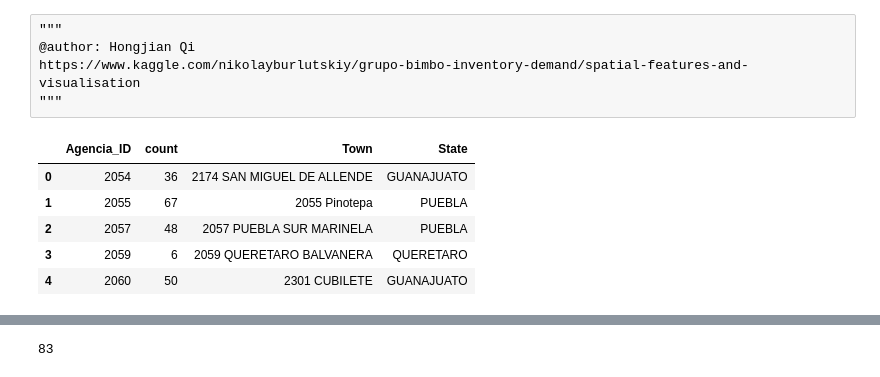
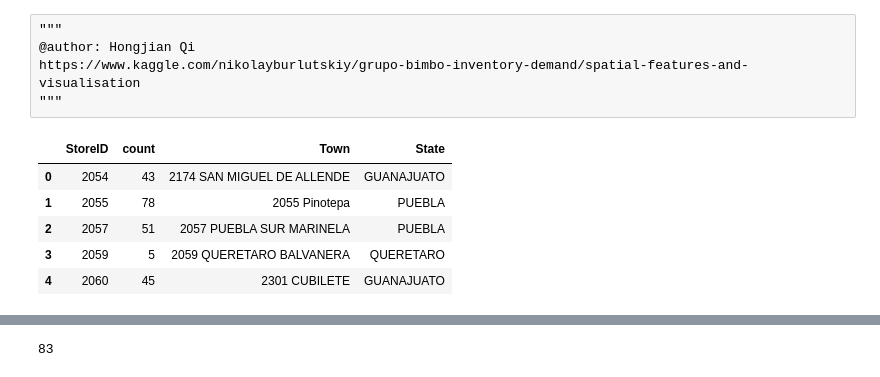
Before and after one commit to 7lagrange/kaggle, a Jupyter notebook: Grupo_Bimbo_Inventory_Demand/code/spatial_feather.ipynb, the cells around one changed output, grey strips where cells are left out. Saved outputs shown, nothing was run; the diff lists cells and outputs as text; code cells hidden in the pictures.

```diff
--- a/Grupo_Bimbo_Inventory_Demand/code/spatial_feather.ipynb
+++ b/Grupo_Bimbo_Inventory_Demand/code/spatial_feather.ipynb
@@ -31,25 +31,26 @@ from geopy.geocoders import Nominatim
 from mpl_toolkits.basemap import Basemap
 # %%
 def getFreq(df):
-    freq = Counter(df['Agencia_ID'])
-    df1 = pd.DataFrame(list(freq.keys()), columns=['Agencia_ID'])
+    freq = Counter(df['StoreID'])
+    df1 = pd.DataFrame(list(freq.keys()), columns=['StoreID'])
     df2 = pd.DataFrame(list(freq.values()), columns=['count'])
     freq_df = pd.concat([df1, df2], axis=1)
     return freq_df
 # %%
-df = pd.read_csv('../small_data/train.csv', usecols=['Agencia_ID'])
+df = pd.read_csv('../small_data/train_10000.csv', usecols=['StoreID'])
 dfl = pd.read_csv('../data/town_state.csv')
+dfl.columns = ['StoreID', 'Town', 'State']
 # %%
 freq_df = getFreq(df)
-df_res = pd.merge(freq_df, dfl, how='left', on='Agencia_ID')
+df_res = pd.merge(freq_df, dfl, how='left', on='StoreID')
 df_res.head()
 # %% [output]
-|  | Agencia_ID | count | Town | State |
-| 0 | 2054 | 36 | 2174 SAN MIGUEL DE ALLENDE | GUANAJUATO |
-| 1 | 2055 | 67 | 2055 Pinotepa | PUEBLA |
-| 2 | 2057 | 48 | 2057 PUEBLA SUR MARINELA | PUEBLA |
-| 3 | 2059 | 6 | 2059 QUERETARO BALVANERA | QUERETARO |
-| 4 | 2060 | 50 | 2301 CUBILETE | GUANAJUATO |
+|  | StoreID | count | Town | State |
+| 0 | 2054 | 43 | 2174 SAN MIGUEL DE ALLENDE | GUANAJUATO |
+| 1 | 2055 | 78 | 2055 Pinotepa | PUEBLA |
+| 2 | 2057 | 51 | 2057 PUEBLA SUR MARINELA | PUEBLA |
+| 3 | 2059 | 5 | 2059 QUERETARO BALVANERA | QUERETARO |
+| 4 | 2060 | 45 | 2301 CUBILETE | GUANAJUATO |
 # %%
 def getSpatialFeatures(df):
     geolocator = Nominatim()
```
Also changed, not shown: parts of 3 cells of this notebook, 11 other files.
